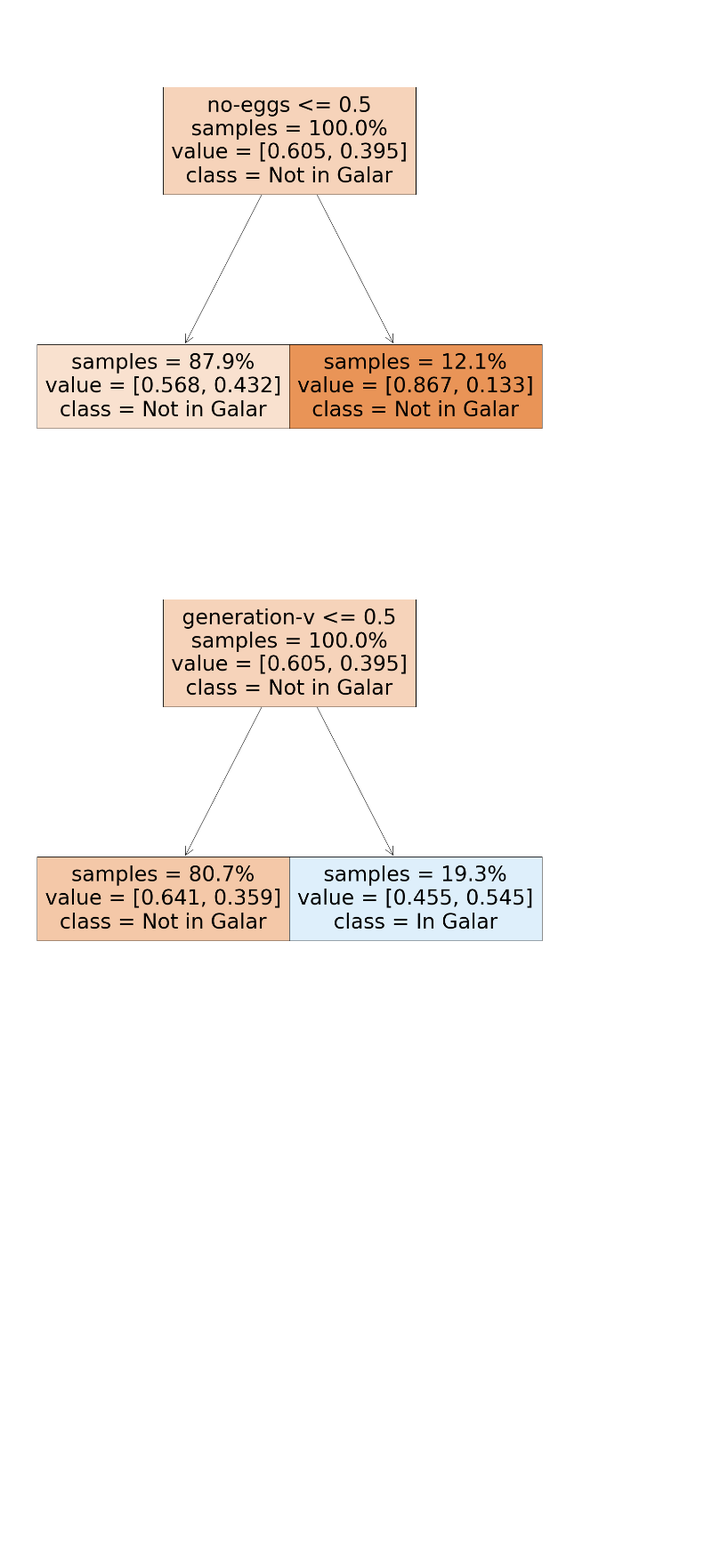
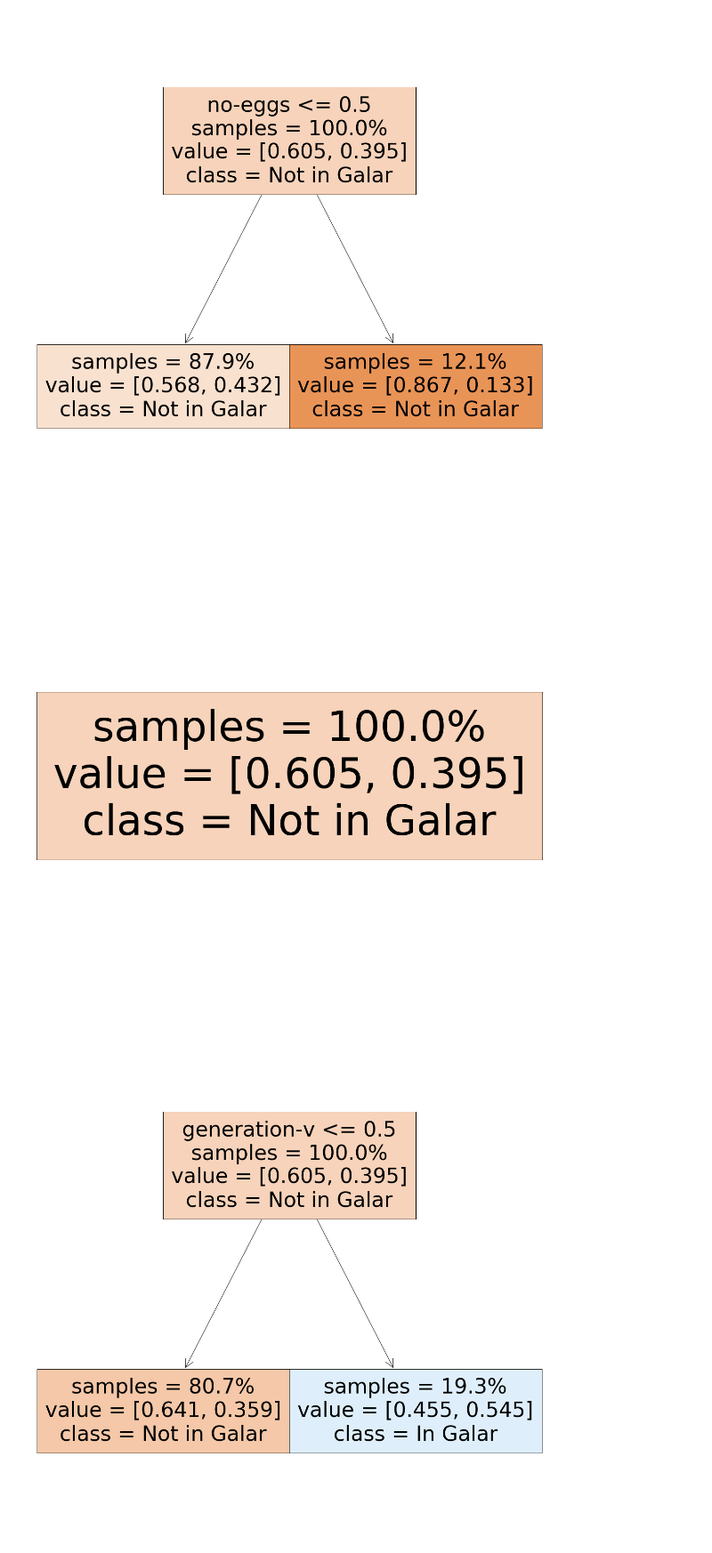
Before and after one commit to nwrim/small_projects, a Jupyter notebook: Pokemon_included_Galar_decision_tree.ipynb, the cells around one changed output. Shown at 89% size. Cells and saved outputs as stored; diff of their text form; code cells hidden in the pictures; blank space fills up the shorter version.

Commit message:
add ability tree (just the stump)

```diff
--- a/Pokemon_included_Galar_decision_tree.ipynb
+++ b/Pokemon_included_Galar_decision_tree.ipynb
@@ -162,6 +162,17 @@ plot_tree(clf, ax=ax, feature_names=X.columns, filled=True,
           impurity=False, proportion=True);
 # %% [output]
 [figure]
+# %%
+# egg group tree
+X = abil_df.drop(columns=['galar'])
+y = abil_df['galar'].astype('bool')
+clf = DecisionTreeClassifier(random_state=0, ccp_alpha=0.01).fit(X, y)
+fig, ax = plt.subplots(figsize=(20,20))
+plot_tree(clf, ax=ax, feature_names=X.columns, filled=True,
+          class_names=['Not in Galar', 'In Galar'],
+          impurity=False, proportion=True);
+# %% [output]
+[figure, added]
 # %%
 # generation tree
 X = gen_df.drop(columns=['galar'])
```
Also changed, not shown: parts of 1 cell of this notebook.
